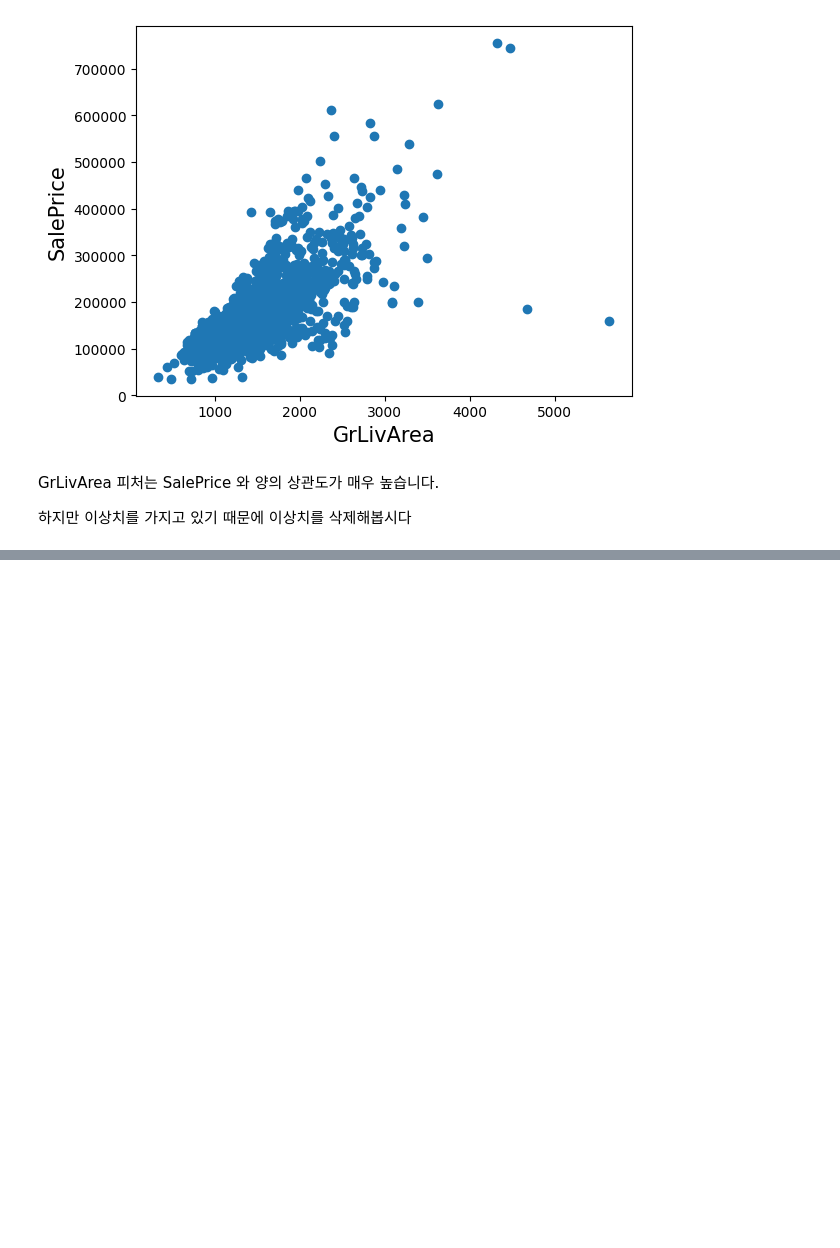
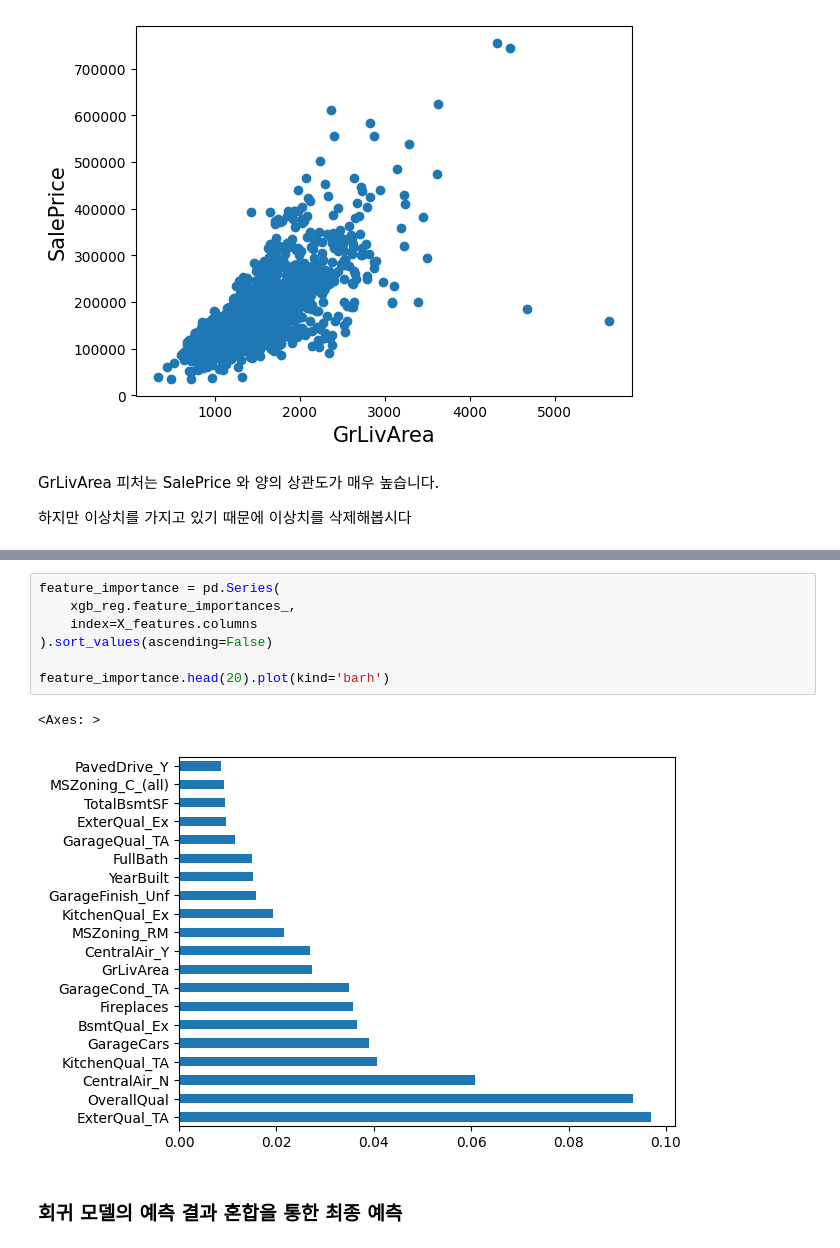
Before and after one commit to gyeongee/TIL, a Jupyter notebook: 캐글주택가격예측분석.ipynb, the cells around one changed output, grey strips where cells are left out. Saved outputs shown, nothing was run; the diff lists cells and outputs as text; blank space fills up the shorter version.

```diff
--- a/캐글주택가격예측분석.ipynb
+++ b/캐글주택가격예측분석.ipynb
@@ -446,0 +537,12 @@ print(f'이상치 삭제 후 house_df_ohe shape:{house_df_ohe.shape}')
+# %%
+feature_importance = pd.Series(
+    xgb_reg.feature_importances_,
+    index=X_features.columns
+).sort_values(ascending=False)
+
+feature_importance.head(20).plot(kind='barh')
+# %% [output]
+<Axes: >
+[figure, added]
+# %% [markdown]
+### 회귀 모델의 예측 결과 혼합을 통한 최종 예측
```
Also changed, not shown: parts of 29 cells of this notebook.
